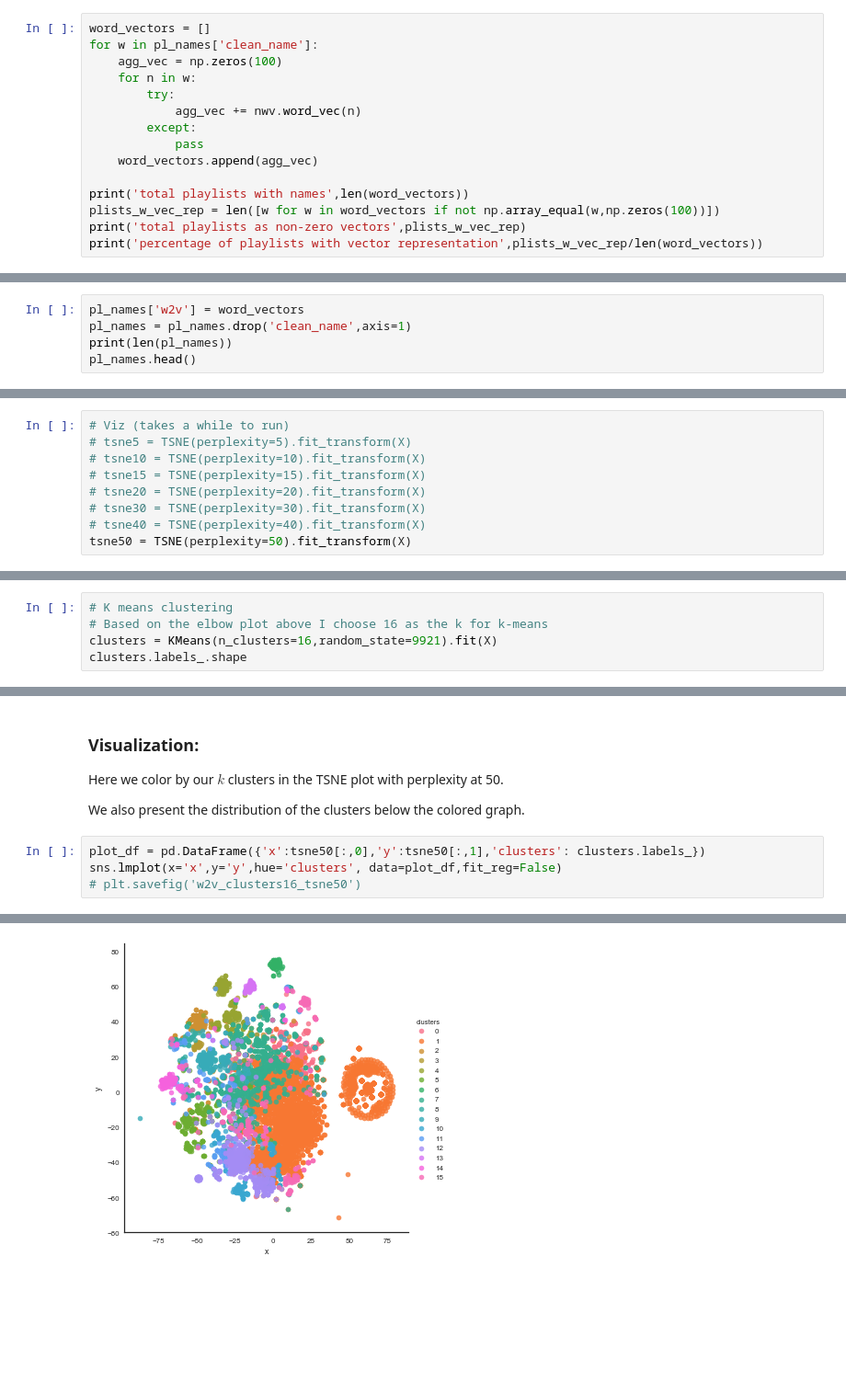
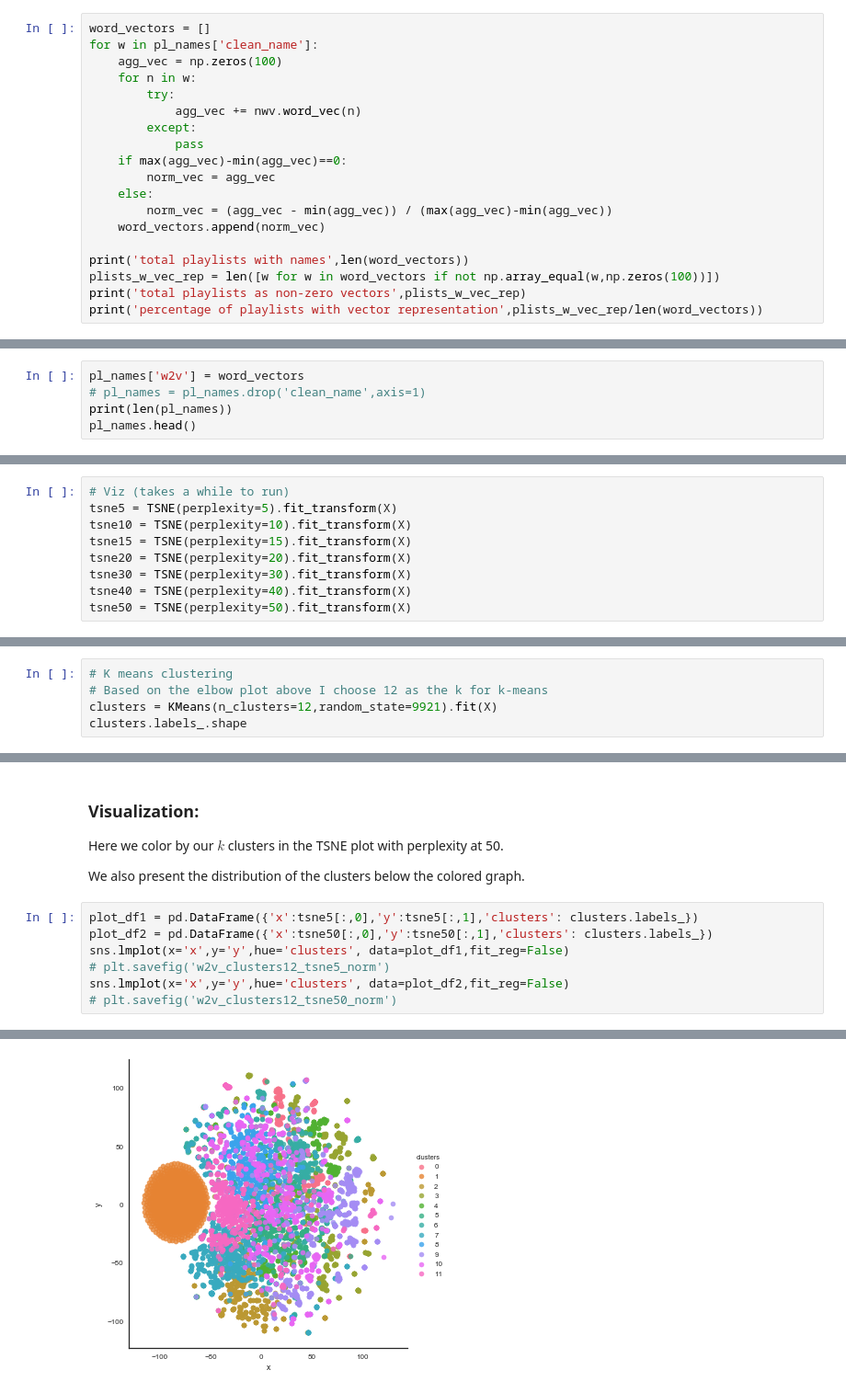
Before and after one commit to ac209-project/ac209-project, a Jupyter notebook: w2v/word2vec_feature.ipynb, the cells around one changed output, grey strips where cells are left out. Shown: that part at 92% size. Cells and saved outputs as stored; diff of their text form; blank space fills up the shorter version.

Commit message:
add another normalized word2vec feature and realted word location plot

```diff
--- a/w2v/word2vec_feature.ipynb
+++ b/w2v/word2vec_feature.ipynb
@@ -117,7 +119,11 @@ for w in pl_names['clean_name']:
             agg_vec += nwv.word_vec(n)
         except:
             pass
-    word_vectors.append(agg_vec)
+    if max(agg_vec)-min(agg_vec)==0:
+        norm_vec = agg_vec
+    else:
+        norm_vec = (agg_vec - min(agg_vec)) / (max(agg_vec)-min(agg_vec))
+    word_vectors.append(norm_vec)
 
 print('total playlists with names',len(word_vectors))
 plists_w_vec_rep = len([w for w in word_vectors if not np.array_equal(w,np.zeros(100))])
@@ -129,7 +135,7 @@ total playlists as non-zero vectors 6835
 percentage of playlists with vector representation 0.8352682390321398
 # %%
 pl_names['w2v'] = word_vectors
-pl_names = pl_names.drop('clean_name',axis=1)
+# pl_names = pl_names.drop('clean_name',axis=1)
 print(len(pl_names))
 pl_names.head()
 # %% [output]
@@ -147,12 +153,12 @@ print(X.shape)
 (8183, 100)
 # %%
 # Viz (takes a while to run)
-# tsne5 = TSNE(perplexity=5).fit_transform(X)
-# tsne10 = TSNE(perplexity=10).fit_transform(X)
-# tsne15 = TSNE(perplexity=15).fit_transform(X)
-# tsne20 = TSNE(perplexity=20).fit_transform(X)
-# tsne30 = TSNE(perplexity=30).fit_transform(X)
-# tsne40 = TSNE(perplexity=40).fit_transform(X)
+tsne5 = TSNE(perplexity=5).fit_transform(X)
+tsne10 = TSNE(perplexity=10).fit_transform(X)
+tsne15 = TSNE(perplexity=15).fit_transform(X)
+tsne20 = TSNE(perplexity=20).fit_transform(X)
+tsne30 = TSNE(perplexity=30).fit_transform(X)
+tsne40 = TSNE(perplexity=40).fit_transform(X)
 tsne50 = TSNE(perplexity=50).fit_transform(X)
 # %% [markdown]
 ### Visualization in two dimensions using TSNE:
@@ -222,7 +228,7 @@ plt.show()
 # %%
 # K means clustering
-# Based on the elbow plot above I choose 16 as the k for k-means
-clusters = KMeans(n_clusters=16,random_state=9921).fit(X)
+# Based on the elbow plot above I choose 12 as the k for k-means
+clusters = KMeans(n_clusters=12,random_state=9921).fit(X)
 clusters.labels_.shape
 # %% [output]
 (8183,)
@@ -233,7 +239,10 @@ Here we color by our $k$ clusters in the TSNE plot with perplexity at 50.
 
 We also present the distribution of the clusters below the colored graph.
 # %%
-plot_df = pd.DataFrame({'x':tsne50[:,0],'y':tsne50[:,1],'clusters': clusters.labels_})
-sns.lmplot(x='x',y='y',hue='clusters', data=plot_df,fit_reg=False)
-# plt.savefig('w2v_clusters16_tsne50')
+plot_df1 = pd.DataFrame({'x':tsne5[:,0],'y':tsne5[:,1],'clusters': clusters.labels_})
+plot_df2 = pd.DataFrame({'x':tsne50[:,0],'y':tsne50[:,1],'clusters': clusters.labels_})
+sns.lmplot(x='x',y='y',hue='clusters', data=plot_df1,fit_reg=False)
+# plt.savefig('w2v_clusters12_tsne5_norm')
+sns.lmplot(x='x',y='y',hue='clusters', data=plot_df2,fit_reg=False)
+# plt.savefig('w2v_clusters12_tsne50_norm')
 # %% [output]
@@ -241 +249 @@ sns.lmplot(x='x',y='y',hue='clusters', data=plot_df,fit_reg=False)
-[figure, old version]
+[figure, new version]
```
Also changed, not shown: parts of 18 cells of this notebook, 13 other files.
